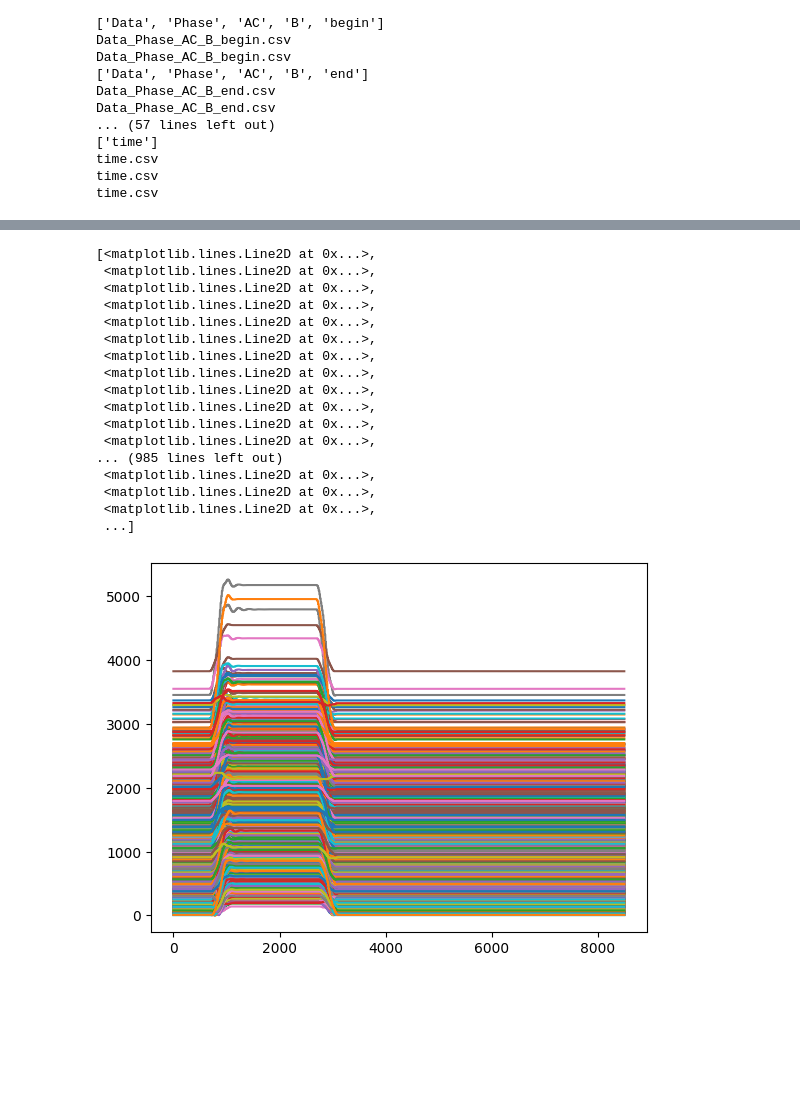
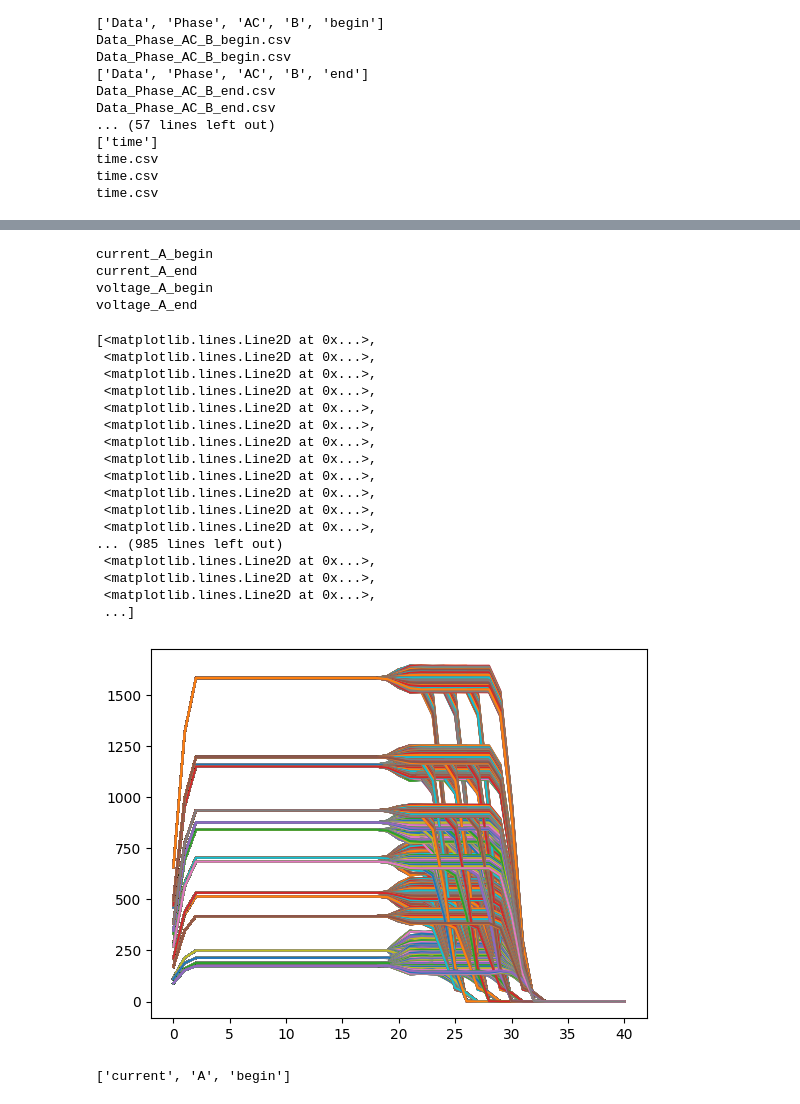
Before and after one commit to TinyEnerget/fault_location_machine_learning, a Jupyter notebook: train_data_preproc.ipynb, the cells around one changed output, grey strips where cells are left out. Drawn from its saved outputs; the diff is of its cells as text; code cells hidden in the pictures; blank space fills up the shorter version.

```diff
--- a/train_data_preproc.ipynb
+++ b/train_data_preproc.ipynb
@@ -893,5 +922,5 @@ for name in file_names:
 # %%
 from main import LearnProcess as lp
 
-t = lp()._symmetrical_components()
+t = lp()
 # %% [output]
@@ -917,25 +959,37 @@ y = t.current_seq_begin
+# %%
+for i in y:
+    print(t.symmetrical_components[i][0])
+# %% [output]
+current_A_begin
+current_A_end
+voltage_A_begin
+voltage_A_end
 # %%
-y['zero_seq']
 
 import matplotlib.pyplot as plt
 
-plt.plot(y['positive_seq'])
+plt.plot(t.current_C_begin)
 # %% [output]
 [<matplotlib.lines.Line2D at 0x...>,
  <matplotlib.lines.Line2D at 0x...>,
  <matplotlib.lines.Line2D at 0x...>,
  <matplotlib.lines.Line2D at 0x...>,
  <matplotlib.lines.Line2D at 0x...>,
  <matplotlib.lines.Line2D at 0x...>,
  <matplotlib.lines.Line2D at 0x...>,
  <matplotlib.lines.Line2D at 0x...>,
  <matplotlib.lines.Line2D at 0x...>,
  <matplotlib.lines.Line2D at 0x...>,
  <matplotlib.lines.Line2D at 0x...>,
  <matplotlib.lines.Line2D at 0x...>,
 ... (985 lines left out)
  <matplotlib.lines.Line2D at 0x...>,
  <matplotlib.lines.Line2D at 0x...>,
  <matplotlib.lines.Line2D at 0x...>,
  ...]
-[figure, old version]
+[figure, new version]
+# %%
+meas = 'current_A_begin'
+meas.split('_')
+# %% [output]
+['current', 'A', 'begin']
```
Also changed, not shown: parts of 10 cells of this notebook, 1 other file.
